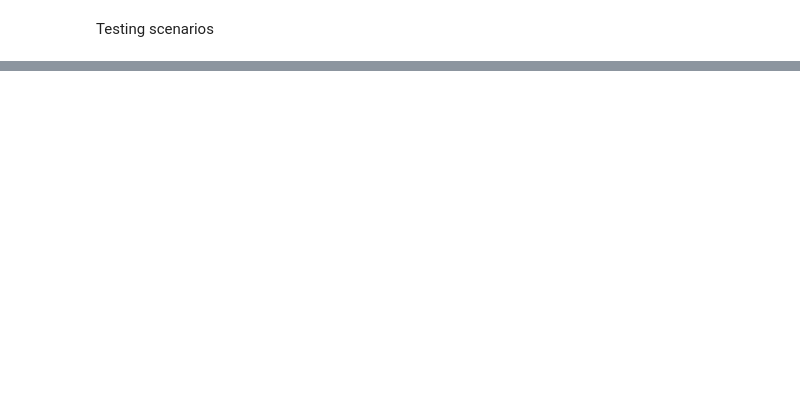
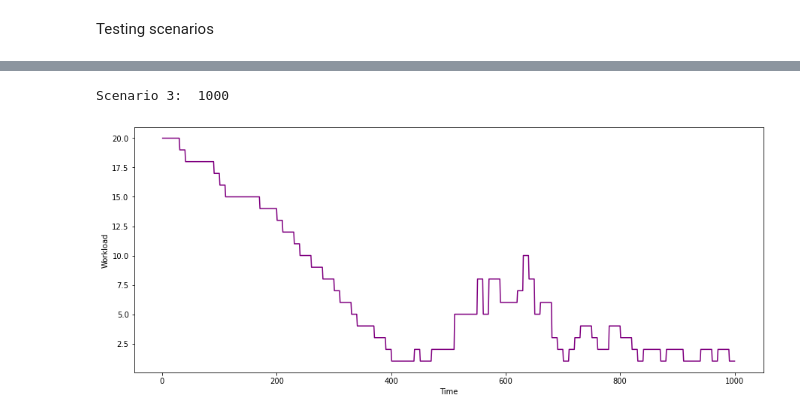
Before and after one commit to dkapczynska/Resource_management_RL, a Jupyter notebook: 00. Prepare scenarios.ipynb, the cells around one changed output, grey strips where cells are left out. Saved outputs shown, nothing was run; the diff lists cells and outputs as text; code cells hidden in the pictures; blank space fills up the shorter version.

```diff
--- a/00. Prepare scenarios.ipynb
+++ b/00. Prepare scenarios.ipynb
@@ -142,0 +150,11 @@ Broken pipe test on multiprocessing for each scenario
+# %%
+# scenario 3 - low workload
+cont1 = generate_workload(20, 50, 1,  'descresing')
+cont2 = generate_workload(cont1[-1], 30, 3,  'unstable')
+cont3 = generate_workload(cont2[-1], 20, 1,  'descresing')
+queue_array_3 = list(itertools.chain(cont1, cont2, cont3))
+print("Scenario 3: ", len(queue_array_3))
+vizualize_workload(queue_array_3, color='purple')
+# %% [output]
+Scenario 3:  1000
+[figure, added]
```
Also changed, not shown: parts of 25 cells of this notebook.
